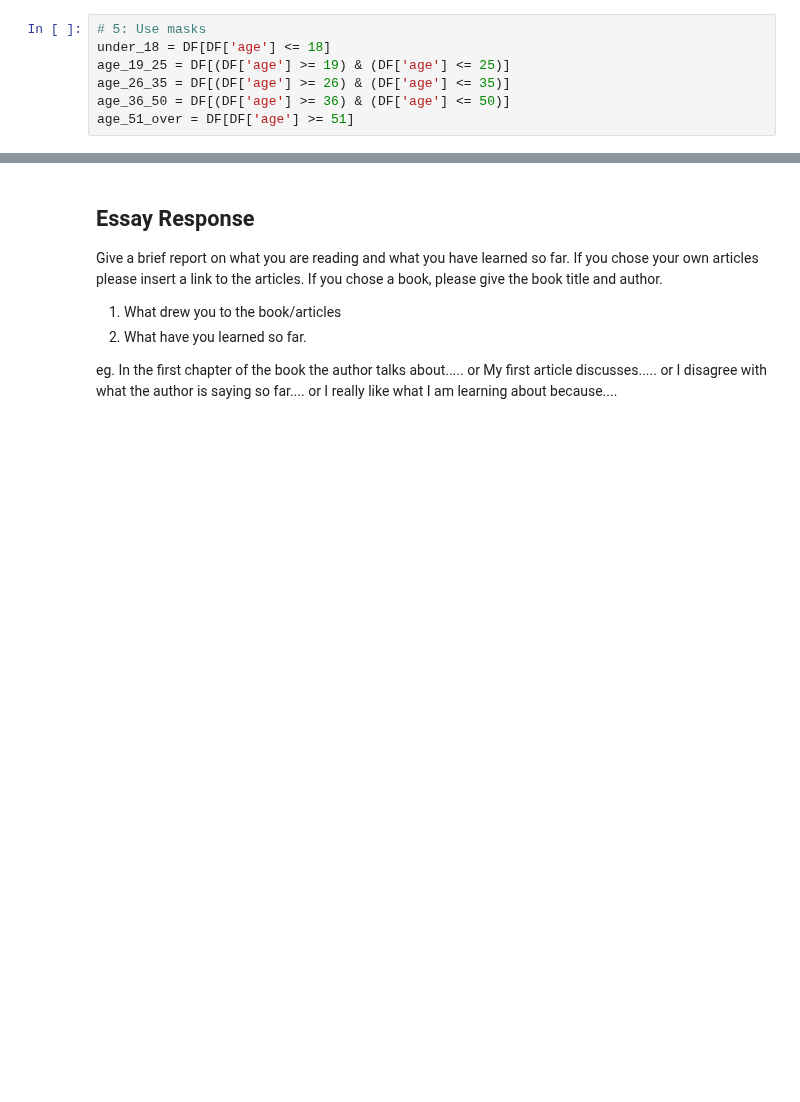
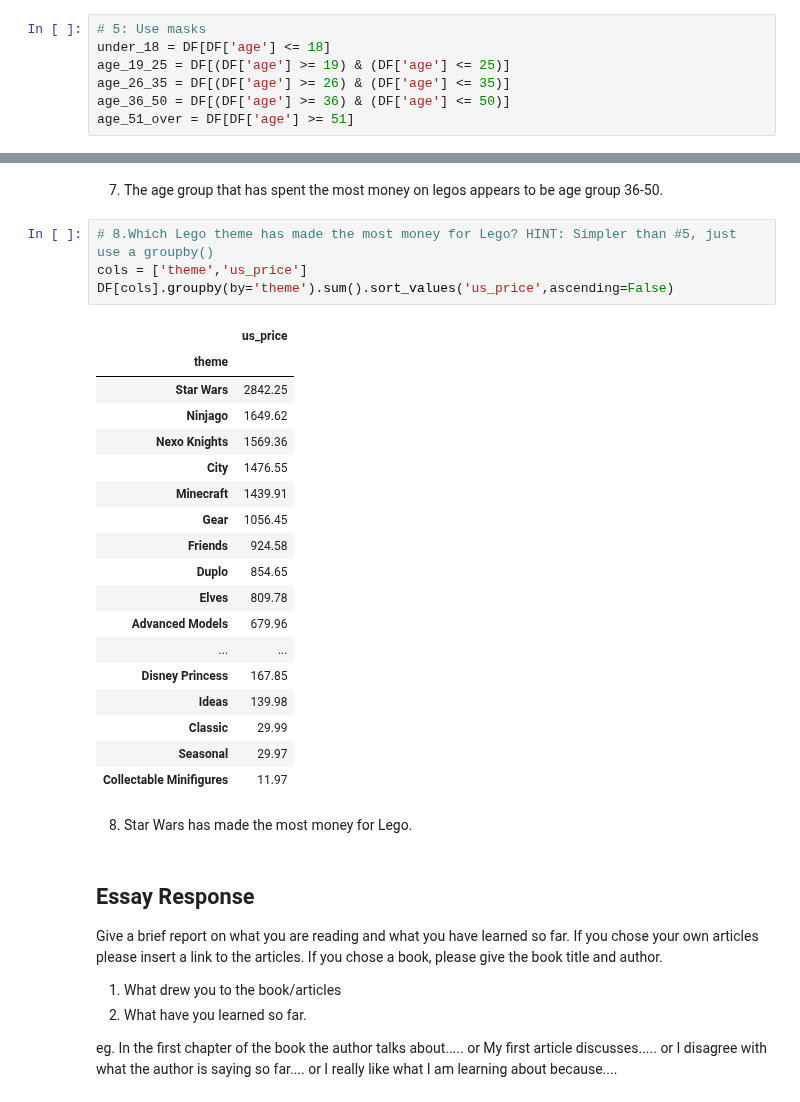
Before and after one commit to ehernandez0904/Data-101-Fall-2025, a Jupyter notebook: Day11/Day11-HW.ipynb, the cells around one changed output, grey strips where cells are left out. Cells and saved outputs as stored; diff of their text form; blank space fills up the shorter version.

```diff
--- a/Day11/Day11-HW.ipynb
+++ b/Day11/Day11-HW.ipynb
@@ -353,3 +388,30 @@ KeyError: 'Column not found: Quantity'
+# %% [markdown]
+7. The age group that has spent the most money on legos appears to be age group 36-50.
+# %%
+# 8.Which Lego theme has made the most money for Lego? HINT: Simpler than #5, just use a groupby()
+cols = ['theme','us_price']
+DF[cols].groupby(by='theme').sum().sort_values('us_price',ascending=False)
+# %% [output]
+|  | us_price |
+| theme |  |
+| Star Wars | 2842.25 |
+| Ninjago | 1649.62 |
+| Nexo Knights | 1569.36 |
+| City | 1476.55 |
+| Minecraft | 1439.91 |
+| Gear | 1056.45 |
+| Friends | 924.58 |
+| Duplo | 854.65 |
+| Elves | 809.78 |
+| Advanced Models | 679.96 |
+| ... | ... |
+| Disney Princess | 167.85 |
+| Ideas | 139.98 |
+| Classic | 29.99 |
+| Seasonal | 29.97 |
+| Collectable Minifigures | 11.97 |
+# %% [markdown]
+8. Star Wars has made the most money for Lego.
 # %% [markdown]
 ## Essay Response
 
```
Also changed, not shown: parts of 4 cells of this notebook.
